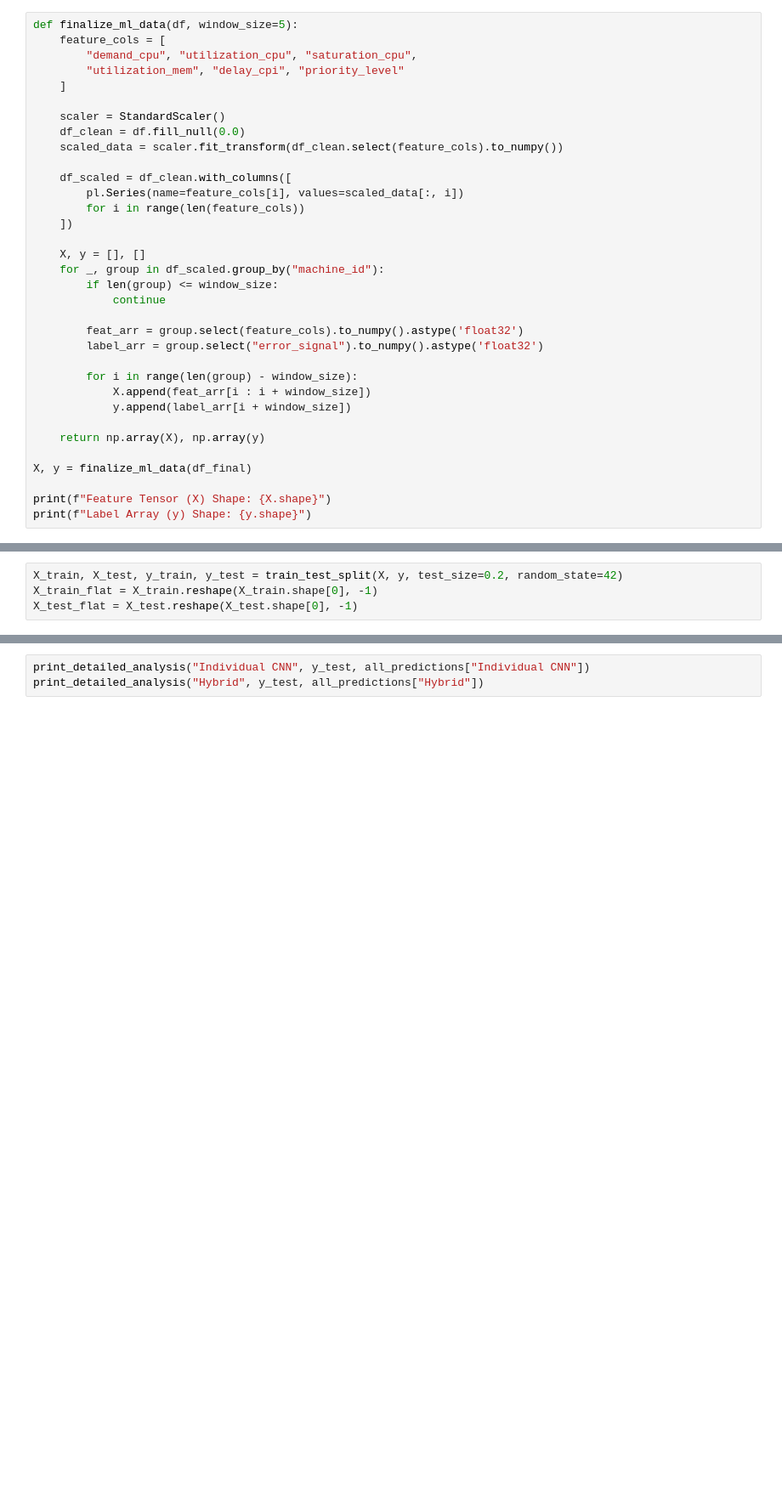
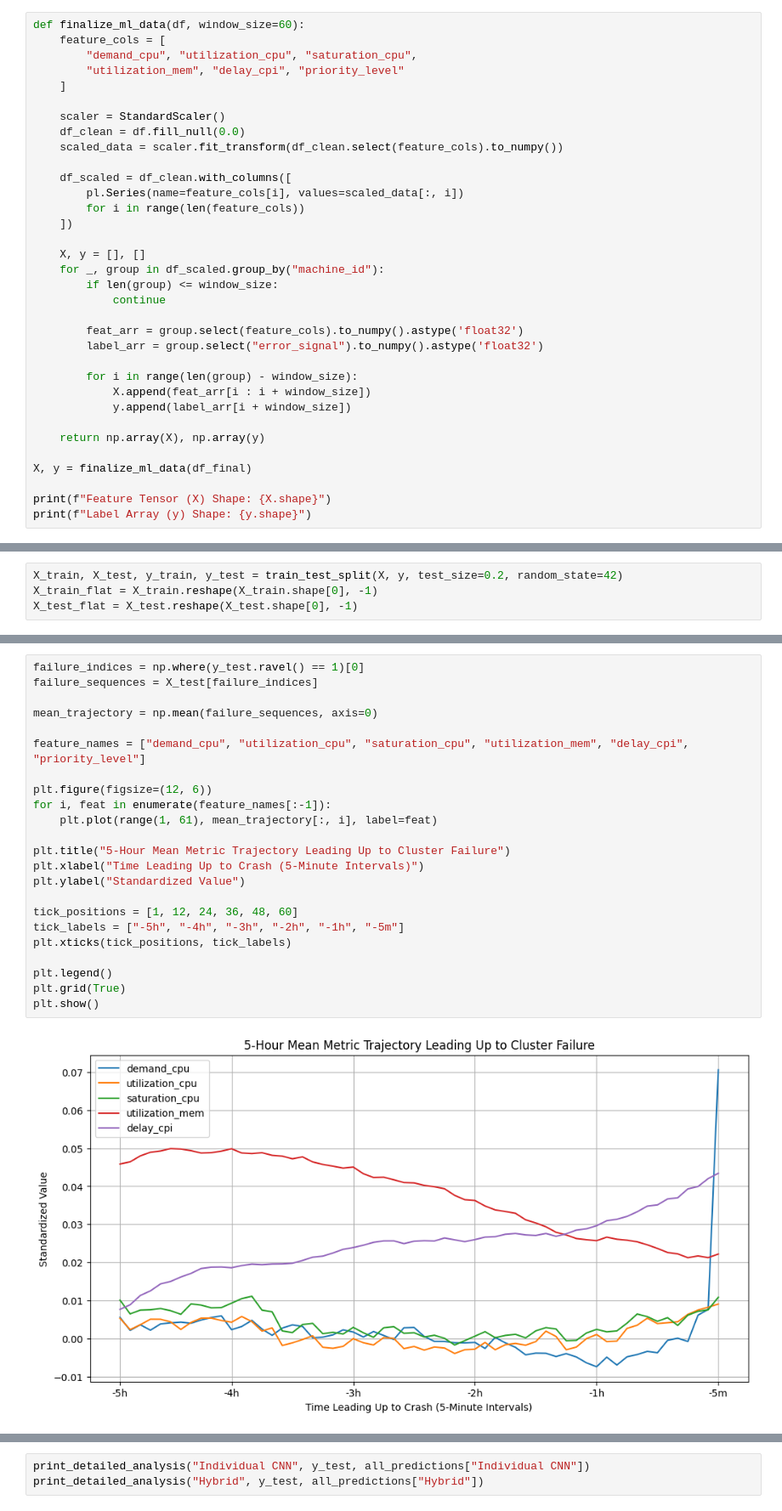
Before and after one commit to Prathik-Sabbu/System-Degradation-Predictor, a Jupyter notebook: data _cleaning.ipynb, the cells around one changed output, grey strips where cells are left out. Shown at 85% size. Cells and saved outputs as stored; diff of their text form; blank space fills up the shorter version.

```diff
--- a/data _cleaning.ipynb
+++ b/data _cleaning.ipynb
@@ -123,7 +125,7 @@ shape: (5_000_000, 9)
 | 8.2405e10 | 9.2234e18 | 1 | 200 | 0.000528 | 0.0 | 0.0 | ... |
 | 7.5825628e7 | 9.2234e18 | 1 | 200 | 0.002289 | 0.000074 | 0.000216 | ... |
 # %%
-def finalize_ml_data(df, window_size=5):
+def finalize_ml_data(df, window_size=60):
     feature_cols = [
         "demand_cpu", "utilization_cpu", "saturation_cpu",
         "utilization_mem", "delay_cpi", "priority_level"
@@ -266,0 +292,25 @@ X_test_flat = X_test.reshape(X_test.shape[0], -1)
+# %%
+failure_indices = np.where(y_test.ravel() == 1)[0]
+failure_sequences = X_test[failure_indices]
+
+mean_trajectory = np.mean(failure_sequences, axis=0)
+
+feature_names = ["demand_cpu", "utilization_cpu", "saturation_cpu", "utilization_mem", "delay_cpi", "priority_level"]
+
+plt.figure(figsize=(12, 6))
+for i, feat in enumerate(feature_names[:-1]):
+    plt.plot(range(1, 61), mean_trajectory[:, i], label=feat)
+
+plt.title("5-Hour Mean Metric Trajectory Leading Up to Cluster Failure")
+plt.xlabel("Time Leading Up to Crash (5-Minute Intervals)")
+plt.ylabel("Standardized Value")
+
+tick_positions = [1, 12, 24, 36, 48, 60]
+tick_labels = ["-5h", "-4h", "-3h", "-2h", "-1h", "-5m"]
+plt.xticks(tick_positions, tick_labels)
+
+plt.legend()
+plt.grid(True)
+plt.show()
+# %% [output]
+[figure, added]
```
Also changed, not shown: parts of 13 cells of this notebook.
